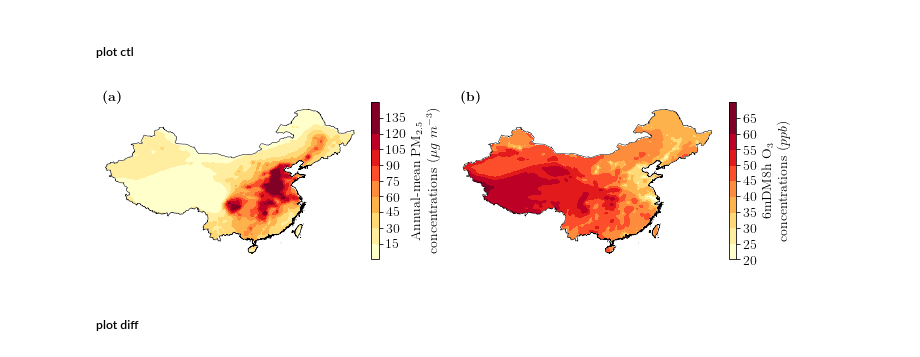
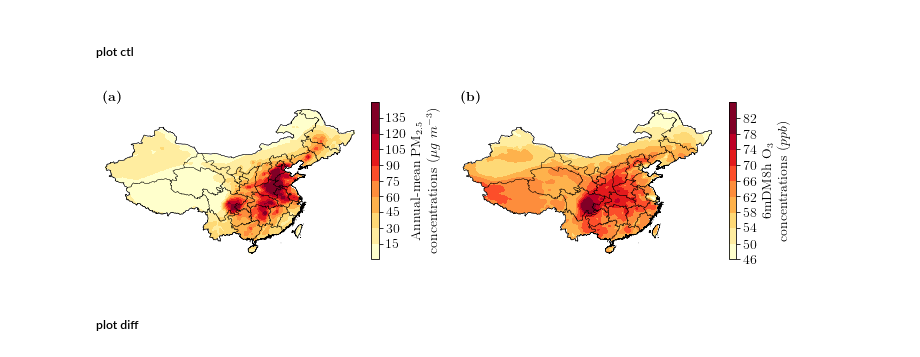
Before and after one commit to lukeconibear/emulator_annual, a Jupyter notebook: emulator_plots.ipynb, the cells around one changed output. Drawn from its saved outputs; the diff is of its cells as text; code cells hidden in the pictures.

```diff
--- a/emulator_plots.ipynb
+++ b/emulator_plots.ipynb
@@ -868,9 +868,15 @@ shape_feature = ShapelyFeature(
     ccrs.PlateCarree(),
     facecolor='none'
 )
+shape2_feature = ShapelyFeature(
+    Reader('/nfs/a68/earlacoa/shapefiles/china/gadm36_CHN_1.shp').geometries(),
+    ccrs.PlateCarree(),
+    facecolor='none'
+)
 ax.patch.set_visible(False)
 ax.spines['geo'].set_visible(False)
 ax.add_feature(shape_feature, edgecolor='black', linewidth=0.5)
+ax.add_feature(shape2_feature, edgecolor='black', linewidth=0.3)
 norm = matplotlib.colors.Normalize(
     vmin=levels[0],
     vmax=levels[-2]
@@ -896,7 +902,7 @@ output = 'o3_6mDM8h'
 ds_ctl_output = xr.open_dataset(f'/nfs/b0122/Users/earlacoa/paper_aia_china/emulator_annual/predictions/{output}/ds_RES1.0_IND1.0_TRA1.0_AGR1.0_ENE1.0_{output}_popgrid_0.25deg.nc')[output]
 
 ax = fig.add_subplot(gs[1], projection=ccrs.PlateCarree())
-levels = list(np.linspace(20, 65, 10)) + [100000]
+levels = list(np.linspace(46, 82, 10)) + [100000]
 cmap = matplotlib.colors.ListedColormap(
     ['#ffffcc', '#ffeda0', '#fed976', '#feb24c', '#fd8d3c', '#fc4e2a', '#e31a1c', '#bd0026', '#800026']
 )
@@ -907,36 +913,42 @@ shape_feature = ShapelyFeature(
     ccrs.PlateCarree(),
     facecolor='none'
 )
+shape2_feature = ShapelyFeature(
+    Reader('/nfs/a68/earlacoa/shapefiles/china/gadm36_CHN_1.shp').geometries(),
+    ccrs.PlateCarree(),
+    facecolor='none'
+)
 ax.patch.set_visible(False)
 ax.spines['geo'].set_visible(False)
 ax.add_feature(shape_feature, edgecolor='black', linewidth=0.5)
+ax.add_feature(shape2_feature, edgecolor='black', linewidth=0.3)
 norm = matplotlib.colors.Normalize(
     vmin=levels[0],
     vmax=levels[-2]
 )
 cmap = matplotlib.colors.ListedColormap(
     ['#ffffcc', '#ffeda0', '#fed976', '#feb24c', '#fd8d3c', '#fc4e2a', '#e31a1c', '#bd0026', '#800026']
 )
 im = ax.contourf(
     xx,
     yy,
     ds_ctl_output,
     levels,
     cmap=cmap,
     norm=norm,
     transform=ccrs.PlateCarree()
 )
 cb = plt.colorbar(im, norm=norm, cmap=cmap, ticks=[int(level) for level in levels[:-1]], shrink=0.47)
 cb.set_label('6mDM8h O$_{3}$\nconcentrations ($ppb$)', size=14)
 cb.ax.tick_params(labelsize=14)
 
 gs.tight_layout(fig) # rect=[0, 0, 0.95, 0.95]
 
-#plt.savefig('/nfs/b0122/Users/earlacoa/png/paper_aia_emulator_annual/ctl_pm25_o3_china-only.png', dpi=700, alpha=True, bbox_inches='tight')
-#plt.savefig('/nfs/b0122/Users/earlacoa/png/paper_aia_emulator_annual/ctl_pm25_o3_china-only.eps', format='eps', dpi=700, alpha=True, bbox_inches='tight')
+plt.savefig('/nfs/b0122/Users/earlacoa/png/paper_aia_emulator_annual/ctl_pm25_o3_china-only_provinces.png', dpi=700, alpha=True, bbox_inches='tight')
+plt.savefig('/nfs/b0122/Users/earlacoa/png/paper_aia_emulator_annual/ctl_pm25_o3_china-only_provinces.eps', format='eps', dpi=700, alpha=True, bbox_inches='tight')
 plt.show()
 # %% [output]
-[figure, old version]
+[figure, new version]
 # %% [markdown]
 ##### plot diff
 # %%
```
Also changed, not shown: parts of 9 cells of this notebook, 5 other files.
